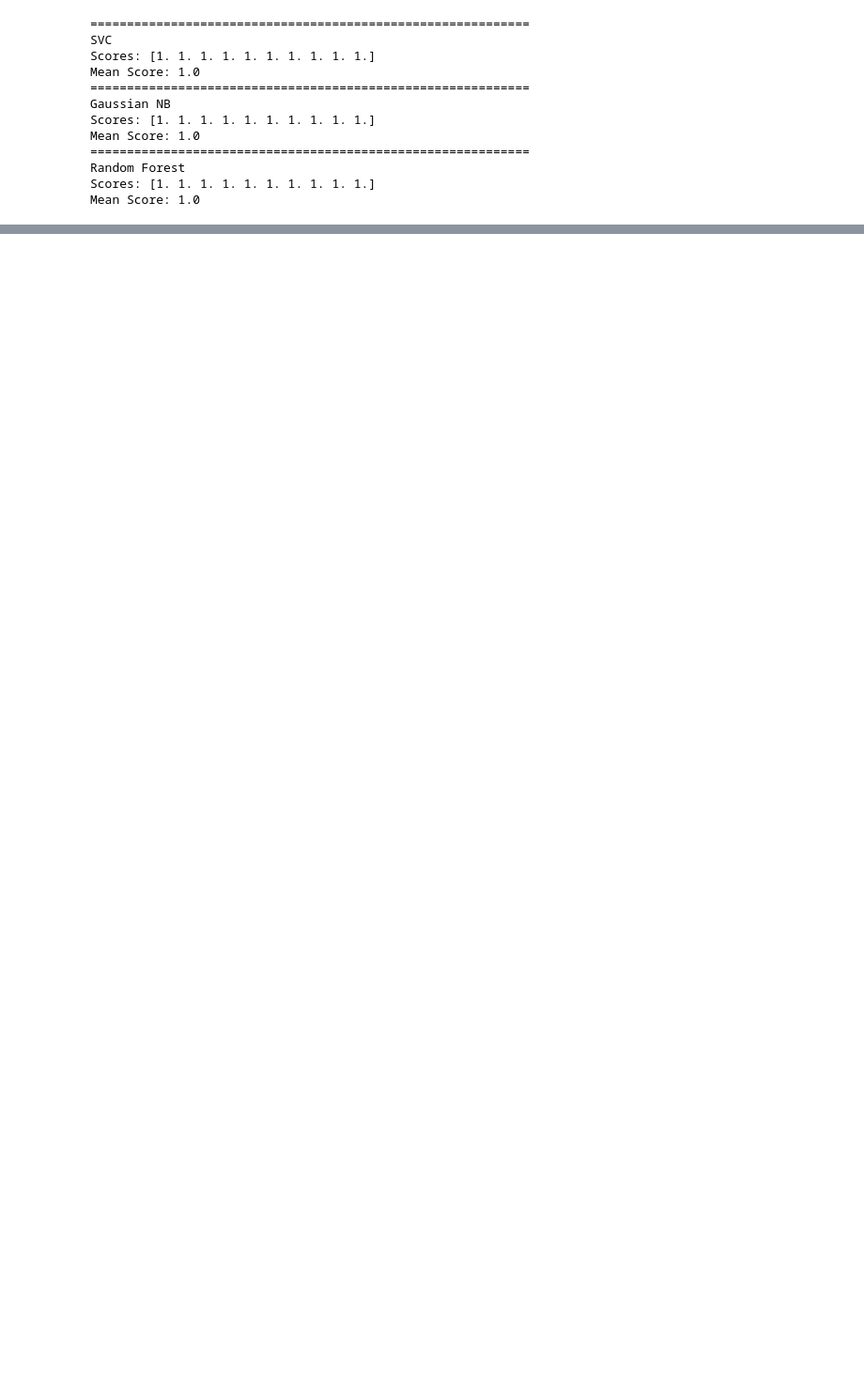
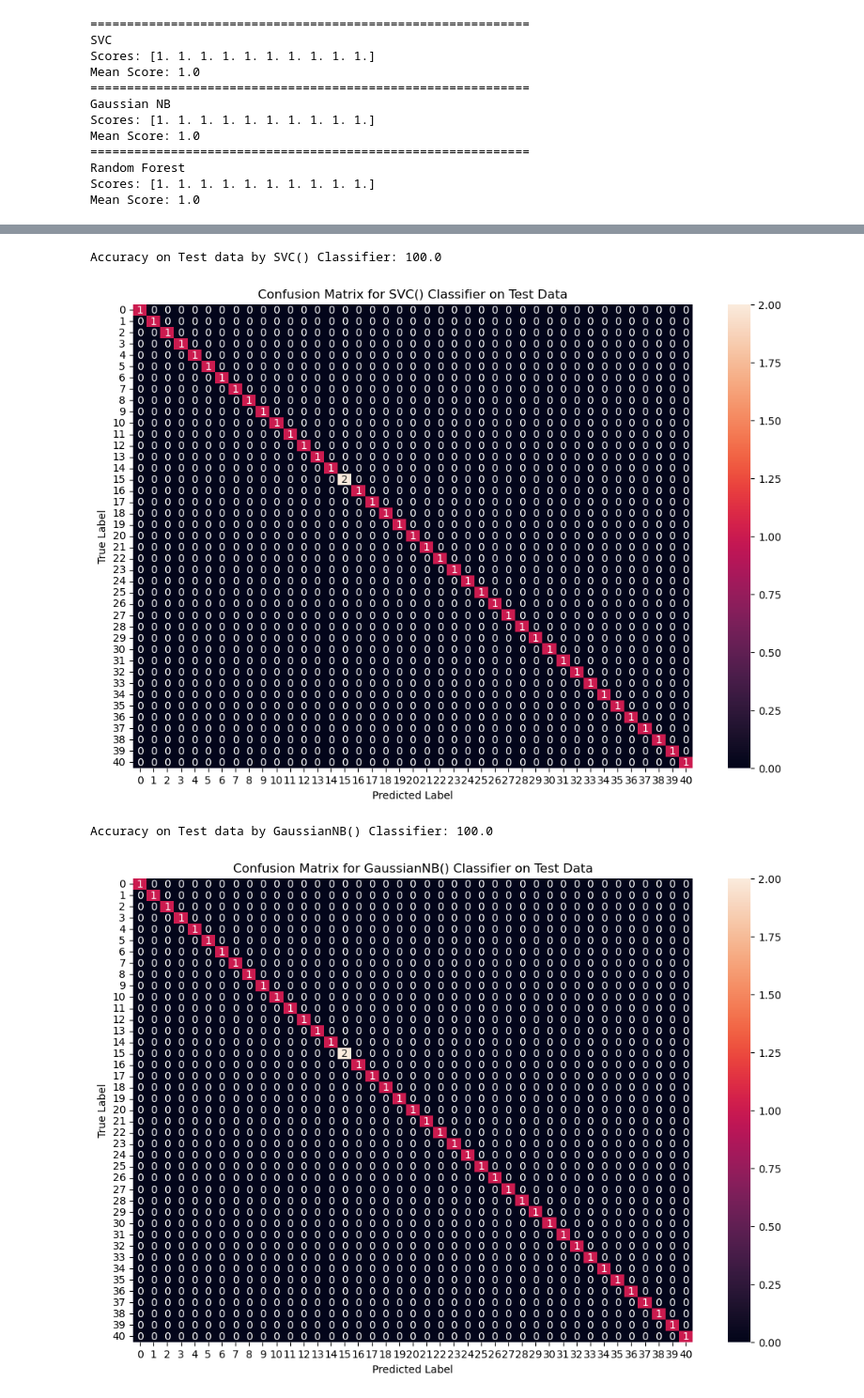
Before and after one commit to ISectionU/Disease-Prediction-Using-ML, a Jupyter notebook: Disease-Prediction-Using-ML.ipynb, the cells around one changed output, grey strips where cells are left out. Shown at 94% size. Cells and saved outputs as stored; diff of their text form; code cells hidden in the pictures; blank space fills up the shorter version.

```diff
--- a/Disease-Prediction-Using-ML.ipynb
+++ b/Disease-Prediction-Using-ML.ipynb
@@ -178,20 +187,20 @@ The cross_val_score function requires the model to be used, the training data an
 def cv_scoring(estimator, X_features, y_target):
     return accuracy_score(y_target, estimator.predict(X_features)) # Returns the fraction of correctly classified samples
 # %%
-# Initializing Models
+# Initialising Models
 models = {
     "SVC":SVC(),
     "Gaussian NB":GaussianNB(),
     "Random Forest":RandomForestClassifier(random_state=18)
 }
 # Producing cross validation score for the models:
-#    - Model (m) is selected and fitted on X_train and y_train.
+#    - Model (m) is selected and fitted on X_sym and y_prog.
 #    - cv = 10 means 10 k-folds chosen => 10 subsets created.
 #    - cv_scoring function chosen the scoring parameter for cross_val_score. Scoring parameter accepts string or callabe object/function
 #      with signature scorer(estimator, X, y) which should return only a single value.
 for model_name in models:
     m = models[model_name]
-    scores = cross_val_score(m, X_train, y_train, cv = 10,
+    scores = cross_val_score(m, X_sym, y_prog, cv = 10,
                              n_jobs = -1,
                              scoring = cv_scoring)
     print("=="*30)
@@ -304,0 +266,12 @@ Accuracy on test data by Random Forest Classifier: 100.0
+# %%
+# Read test_data.csv file
+csvTest = pd.read_csv('Dataset/test_data.csv')
+
+# Encode and re-label prognosis column
+csvTest["prognosis"] = encoder.fit_transform(csvTest["prognosis"])
+
+# Grab feature and target labels
+X_test_final = csvTest.iloc[:,:-1]
+y_test_final = csvTest.iloc[:,-1]
+
+csvTest
@@ -304,0 +290,28 @@ Accuracy on test data by Random Forest Classifier: 100.0
+# %%
+models = {
+    "SVC":SVC(),
+    "Gaussian NB":GaussianNB(),
+    "Random Forest":RandomForestClassifier(random_state=18)
+}
+
+for model_name in models:
+    # Training on entire train_data. Testing on test_data.
+    m = models[model_name]
+    m.fit(X_sym, y_prog)
+    pred = m.predict(X_test_final)
+
+    print(f'Accuracy on Test data by {m} Classifier: {accuracy_score(y_test_final, pred)*100}')
+
+    # Creating heatmap from confusion matrix
+    cf_matrix = confusion_matrix(y_test_final, pred)
+    plt.figure(figsize=(12,8))
+    hm = sns.heatmap(cf_matrix, annot=True)
+    plt.title(f'Confusion Matrix for {m} Classifier on Test Data')
+    hm.set(xlabel="Predicted Label", ylabel="True Label")
+
+    plt.show()
+# %% [output]
+Accuracy on Test data by SVC() Classifier: 100.0
+[figure, added]
+Accuracy on Test data by GaussianNB() Classifier: 100.0
+[figure, added]
```
Also changed, not shown: parts of 24 cells of this notebook.
